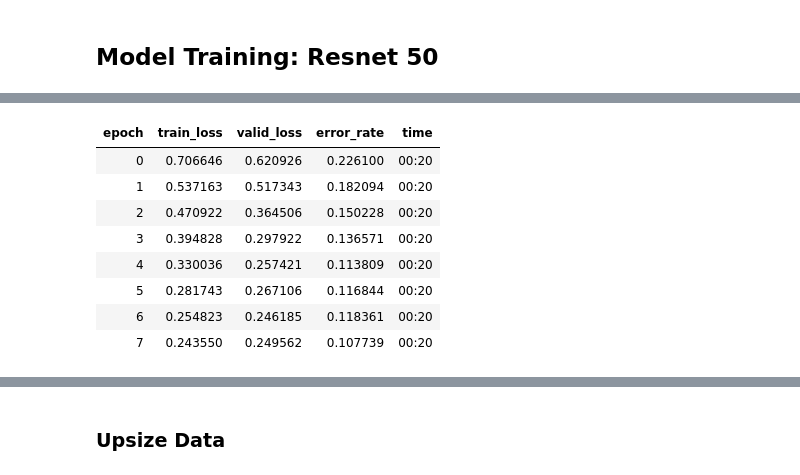
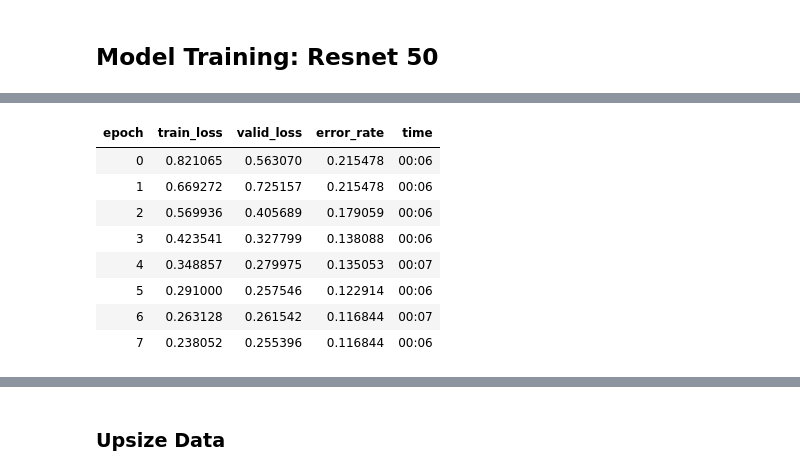
Before and after one commit to UndergraduateArtificialIntelligenceClub/skin_cancer, a Jupyter notebook: final-resnet50-with-heatmap.ipynb, the cells around one changed output, grey strips where cells are left out. Drawn from its saved outputs; the diff is of its cells as text; code cells hidden in the pictures.

```diff
--- a/final-resnet50-with-heatmap.ipynb
+++ b/final-resnet50-with-heatmap.ipynb
@@ -10,7 +10,7 @@ from fastai.vision import *
 from PIL import ImageFile
 ImageFile.LOAD_TRUNCATED_IMAGES = True
 # %%
-bs = 32
+bs = 64
 # %%
 from pathlib import Path
 # %%
@@ -55,5 +53,7 @@ data = get_data(224, bs)
 # %% [markdown]
 ### Plot for Inspecting Actual Augment Effects
+# %%
+data = get_data(112, bs)
 # %%
 def _plot(i, j, ax):
     x, y = data.train_ds[3]
@@ -77,12 +73,12 @@ LR Finder is complete, type {learner_name}.recorder.plot() to see the graph.
 # %%
-learn.fit_one_cycle(8, slice(1e-1/8), wd=0.1)
+learn.fit_one_cycle(8, slice(1e-1/2), wd=0.1)
 # %% [output]
 | epoch | train_loss | valid_loss | error_rate | time |
-| 0 | 0.706646 | 0.620926 | 0.226100 | 00:20 |
-| 1 | 0.537163 | 0.517343 | 0.182094 | 00:20 |
-| 2 | 0.470922 | 0.364506 | 0.150228 | 00:20 |
-| 3 | 0.394828 | 0.297922 | 0.136571 | 00:20 |
-| 4 | 0.330036 | 0.257421 | 0.113809 | 00:20 |
-| 5 | 0.281743 | 0.267106 | 0.116844 | 00:20 |
-| 6 | 0.254823 | 0.246185 | 0.118361 | 00:20 |
-| 7 | 0.243550 | 0.249562 | 0.107739 | 00:20 |
+| 0 | 0.821065 | 0.563070 | 0.215478 | 00:06 |
+| 1 | 0.669272 | 0.725157 | 0.215478 | 00:06 |
+| 2 | 0.569936 | 0.405689 | 0.179059 | 00:06 |
+| 3 | 0.423541 | 0.327799 | 0.138088 | 00:06 |
+| 4 | 0.348857 | 0.279975 | 0.135053 | 00:07 |
+| 5 | 0.291000 | 0.257546 | 0.122914 | 00:06 |
+| 6 | 0.263128 | 0.261542 | 0.116844 | 00:07 |
+| 7 | 0.238052 | 0.255396 | 0.116844 | 00:06 |
```
Also changed, not shown: parts of 21 cells of this notebook, 2 other files.
